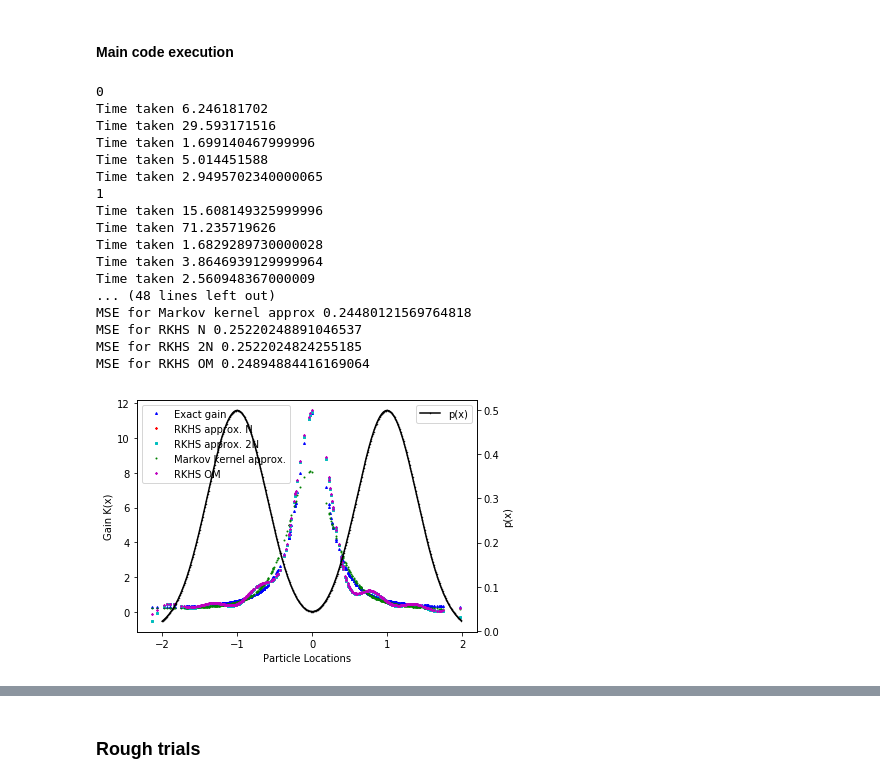
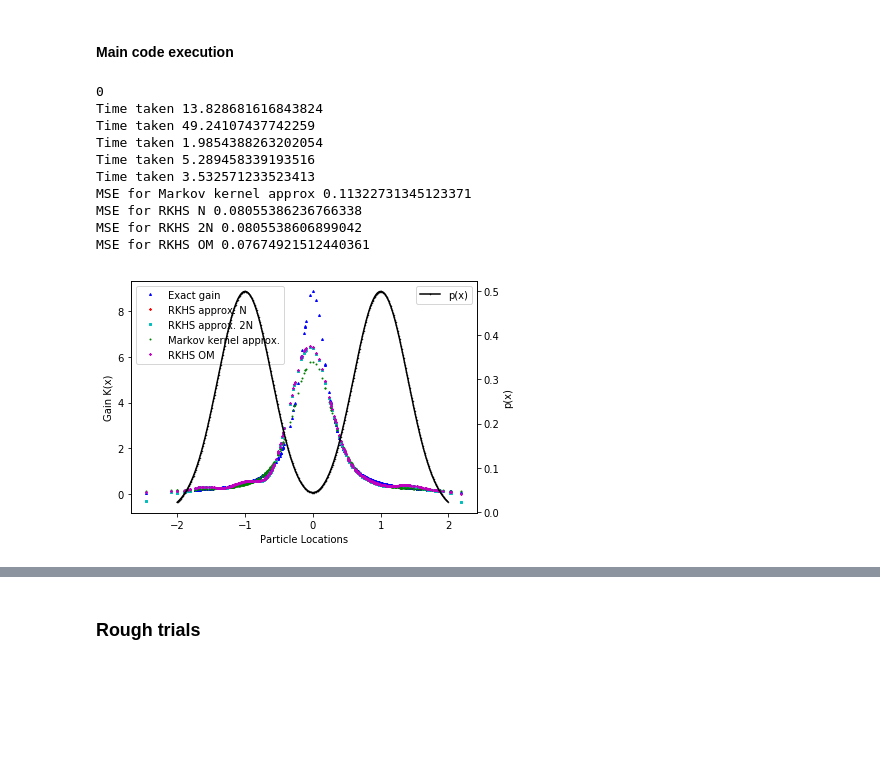
Before and after one commit to a4anandr/FPF-code, a Jupyter notebook: Python Code/FPF_main.ipynb, the cells around one changed output, grey strips where cells are left out. Drawn from its saved outputs; the diff is of its cells as text; code cells hidden in the pictures; blank space fills up the shorter version.

Commit message:
Made the code more generic to accept any function c and any dimension dim

```diff
--- a/Python Code/FPF_main.ipynb
+++ b/Python Code/FPF_main.ipynb
@@ -20,0 +24,4 @@ x = Symbol('x')
+# %%
+def cp(c,p,x):
+    cp_vec = lambdify(Symbol('x'), c*p, 'numpy')
+    return cp_vec(x)
@@ -62,7 +80,7 @@ def gain_rkhs_N(Xi, c, epsilon, Lambda, diag = 0):
 # %% [markdown]
 #### Function to approximate FPF gain using optimal RKHS method
 # %%
-def gain_rkhs_2N(Xi, c, epsilon, Lambda, diag = 0):
+def gain_rkhs_2N(Xi, C, epsilon, Lambda, diag = 0):
     start = timer()
 
     N = len(Xi)
@@ -76,10 +94,8 @@ def gain_rkhs_2N(Xi, c, epsilon, Lambda, diag = 0):
             Ker_x[i,j] = -(Xi[i]-Xi[j]) * Ker[i,j] / (2 * epsilon)
             Ker_xy[i,j] = -(((Xi[i] - Xi[j])**2) / (2 * epsilon) -1) * Ker[i,j] / (2 * epsilon) # Negative of the second Gaussian derivative, as this is K_xy and not K_x2
 
-    c_vec = lambdify(x, c, 'numpy')
-    H = c_vec(Xi)
-    eta = np.mean(H)
-    Y = (H -eta)
+    eta = np.mean(C)
+    Y = (C -eta)
 
     # Constructing block matrices for future use
     # K_big      = [ Ker Ker_x ; Ker_x' Ker_x_y];
@@ -188,7 +204,7 @@ def gain_coif(Xi, c, epsilon, Phi, diag = 0):
 # %% [markdown]
 #### Function to approximate FPF gain using RKHS OM method - Adds a Lagrangian parameter to make use of the constant gain approximation
 # %%
-def gain_rkhs_om(Xi, c, epsilon, Lambda, diag = 0):
+def gain_rkhs_om(Xi, C, epsilon, Lambda, diag = 0):
     start = timer()
 
     N = len(Xi)
@@ -204,10 +220,8 @@ def gain_rkhs_om(Xi, c, epsilon, Lambda, diag = 0):
             Ker_xy[i,j] = (((Xi[i] - Xi[j])**2) / (2 * epsilon) -1) * Ker[i,j] / (2 * epsilon)
     Ker_x_ones = np.dot(np.ones((1,N)), Ker_x)
 
-    c_vec = lambdify(x, c, 'numpy')
-    H = c_vec(Xi)
-    eta = np.mean(H)
-    Y = (H -eta)
+    eta = np.mean(C)
+    Y = (C -eta)
 
     K_hat = np.mean(Y * Xi)
 
@@ -265,14 +279,14 @@ if __name__ == '__main__':
     sis    = 0      # Runs Sequential Importance Sampling Particle Filter
 
     # Run parameters
-    No_runs = 10
+    No_runs = 1
 
     # FPF parameters - No. of particles
     N = 500
 
     # System parameters
     dim = 1     # dimension of the system
-    c = x     # Observation function
+    c = sin(x)       # Observation function
     c_vec = lambdify(x, c, 'numpy')
 
     # Parameters of the prior density p(0) - 2 component Gaussian mixture density
@@ -285,7 +299,6 @@ if __name__ == '__main__':
     mu_eq = 0  # Equivalent mean of the density p
     for m in range(len(w)):
         p = p + w[m] * (1/ np.sqrt(2 * math.pi * sigma[m]**2))* exp(-(x - mu[m])**2/ (2* sigma[m]**2))
-        mu_eq = mu_eq + w[m] * mu[m]
     p_vec = lambdify(x, p, 'numpy')
 
     mse_coif = np.zeros(No_runs)
@@ -294,12 +307,8 @@ if __name__ == '__main__':
     mse_om   = np.zeros(No_runs)
     for run in range(No_runs):
         print(run)
-        Xi  = np.zeros((N,1))
-        for i in range(N):
-            if np.random.uniform() <= w[0]:
-                Xi[i] = mu[0]  + sigma[0] * np.random.normal()
-            else:
-                Xi[i]  = mu[1]  + sigma[0] * np.random.normal()
+        Xi  = get_samples(mu, sigma, w, dim, N)
+        C   = c_vec(Xi)
 # To check consistency with Matlab code output - using the same samples
 #         Xi = np.loadtxt('Xi.txt')
 #         Xi = np.sort(Xi,kind = 'mergesort')
@@ -309,34 +318,36 @@ if __name__ == '__main__':
 #         plt.show()
 
         if exact == 1:
-            c_hat = mu_eq   # True only for c = x, linear function
+            # c_hat = mu_eq   # True only for c = x, linear function
+            cp_func = lambda x: cp(c, p, x)
+            c_hat = integrate.quad(cp_func, -np.inf, np.inf)[0]
             K_exact  = gain_exact(Xi, c, p, c_hat, diag = 0)
 
         if coif ==1:
             eps_coif = 0.1
             Phi = np.zeros(N)
-            K_coif = gain_coif(Xi, c, eps_coif, Phi, diag = 0)
+            K_coif = gain_coif(Xi, C, eps_coif, Phi, diag = 0)
             if exact == 1:
                 mse_coif[run] = mean_squared_error(K_exact, K_coif, p)
 
         if rkhs_N == 1:
             eps_rkhs_N = 0.1
             Lambda_rkhs_N = 1e-3
-            K_rkhs_N = gain_rkhs_N(Xi, c, eps_rkhs_N, Lambda_rkhs_N, diag = 0)
+            K_rkhs_N = gain_rkhs_N(Xi, C, eps_rkhs_N, Lambda_rkhs_N, diag = 0)
             if exact == 1:
                 mse_rkhs_N[run] = mean_squared_error(K_exact, K_rkhs_N, p)
 
         if rkhs_2N == 1:
             eps_rkhs_2N = 0.1
             Lambda_rkhs_2N = 1e-3
-            K_rkhs_2N = gain_rkhs_2N(Xi, c, eps_rkhs_2N, Lambda_rkhs_2N, diag = 0)
+            K_rkhs_2N = gain_rkhs_2N(Xi, C, eps_rkhs_2N, Lambda_rkhs_2N, diag = 0)
             if exact == 1:
                 mse_rkhs_2N[run] = mean_squared_error(K_exact, K_rkhs_2N, p)
 
         if om == 1:
             eps_om = 0.1
             Lambda_om = 1e-3
-            K_om = gain_rkhs_om(Xi, c, eps_om, Lambda_om, diag = 0)
+            K_om = gain_rkhs_om(Xi, C, eps_om, Lambda_om, diag = 0)
             if exact == 1:
                 mse_om[run] = mean_squared_error(K_exact, K_om, p)
 
@@ -346,50 +357,43 @@ if __name__ == '__main__':
         print('MSE for RKHS N', np.mean(mse_rkhs_N))
     if exact == 1 & rkhs_2N == 1:
         print('MSE for RKHS 2N', np.mean(mse_rkhs_2N))
     if exact == 1 & om == 1:
         print('MSE for RKHS OM', np.mean(mse_om))
 
     ### Displaying the plots
     fig,ax1 = plt.subplots()
     if exact == 1:
         ax1.plot(Xi, K_exact, 'b^', markersize = 2, label ='Exact gain')
     if rkhs_N == 1:
         ax1.plot(Xi, K_rkhs_N, 'r*', markersize =2, label = 'RKHS approx. N')
     if rkhs_2N == 1:
         ax1.plot(Xi, K_rkhs_2N, 'cs', markersize =2, label = 'RKHS approx. 2N')
     if coif == 1:
         ax1.plot(Xi, K_coif, 'g.', markersize = 2, label ='Markov kernel approx.')
     if om == 1:
         ax1.plot(Xi, K_om, 'm*', markersize = 2, label = 'RKHS OM')
     ax2 =ax1.twinx()
     ax2.plot(np.arange(-2,2,0.01), p_vec(np.arange(-2,2,0.01)),'k.-', markersize =1, label = 'p(x)')
     ax2.set_ylabel('p(x)')
     ax2.legend(loc=1)
     ax1.set_xlabel('Particle Locations')
     ax1.set_ylabel('Gain K(x)')
     ax1.legend()
     plt.xticks(rotation = 45)
     plt.tight_layout()
     plt.show()
 # %% [output]
 0
-Time taken 6.246181702
-Time taken 29.593171516
-Time taken 1.699140467999996
-Time taken 5.014451588
-Time taken 2.9495702340000065
-1
-Time taken 15.608149325999996
-Time taken 71.235719626
-Time taken 1.6829289730000028
-Time taken 3.8646939129999964
-Time taken 2.560948367000009
-... (48 lines left out)
-MSE for Markov kernel approx 0.24480121569764818
-MSE for RKHS N 0.25220248891046537
-MSE for RKHS 2N 0.2522024824255185
-MSE for RKHS OM 0.24894884416169064
+Time taken 13.828681616843824
+Time taken 49.24107437742259
+Time taken 1.9854388263202054
+Time taken 5.289458339193516
+Time taken 3.532571233523413
+MSE for Markov kernel approx 0.11322731345123371
+MSE for RKHS N 0.08055386236766338
+MSE for RKHS 2N 0.0805538606899042
+MSE for RKHS OM 0.07674921512440361
-[figure, old version]
+[figure, new version]
 # %%
 mse_rkhs_2N
 # %% [output]
```
Also changed, not shown: parts of 19 cells of this notebook.
